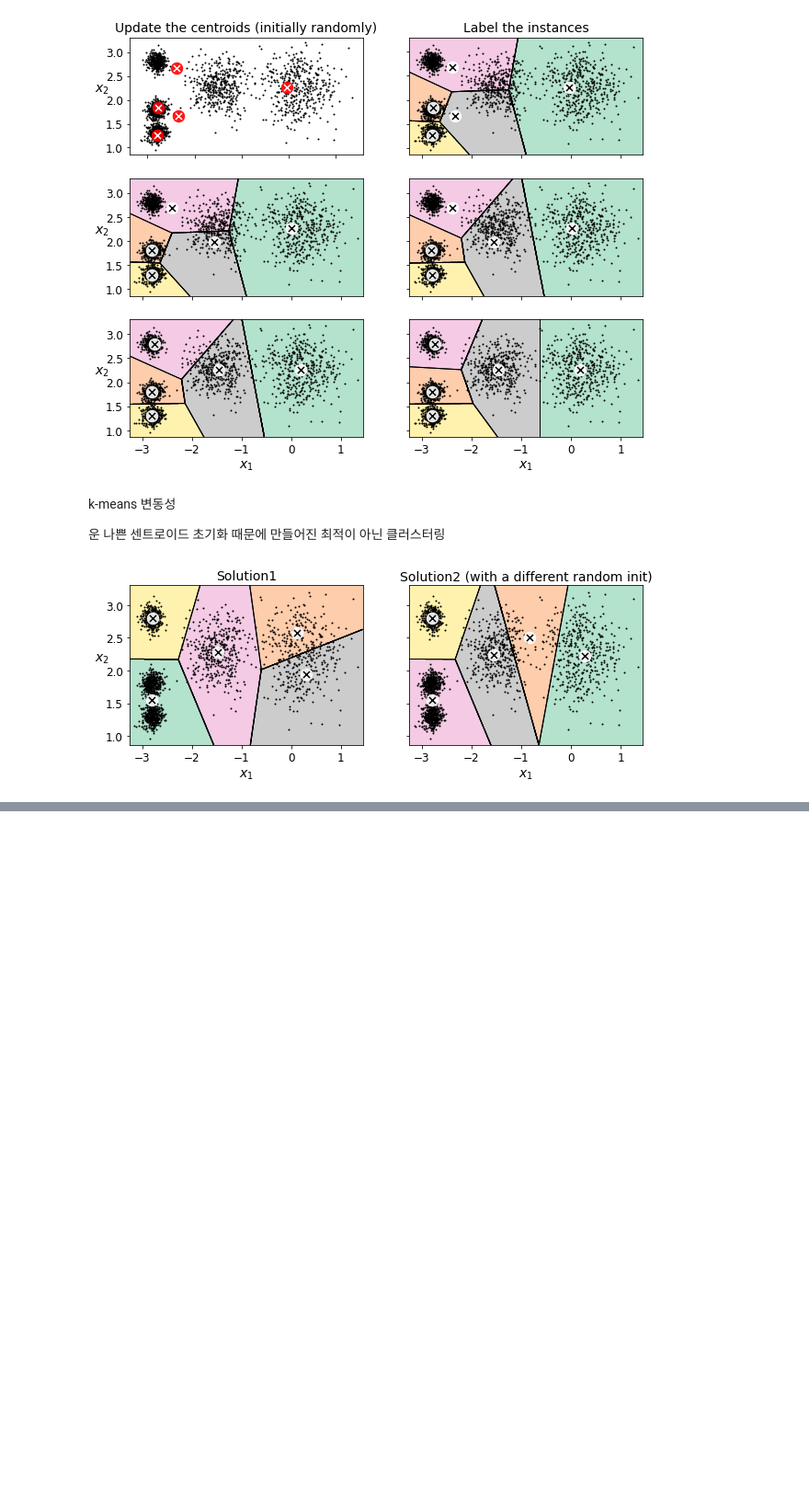
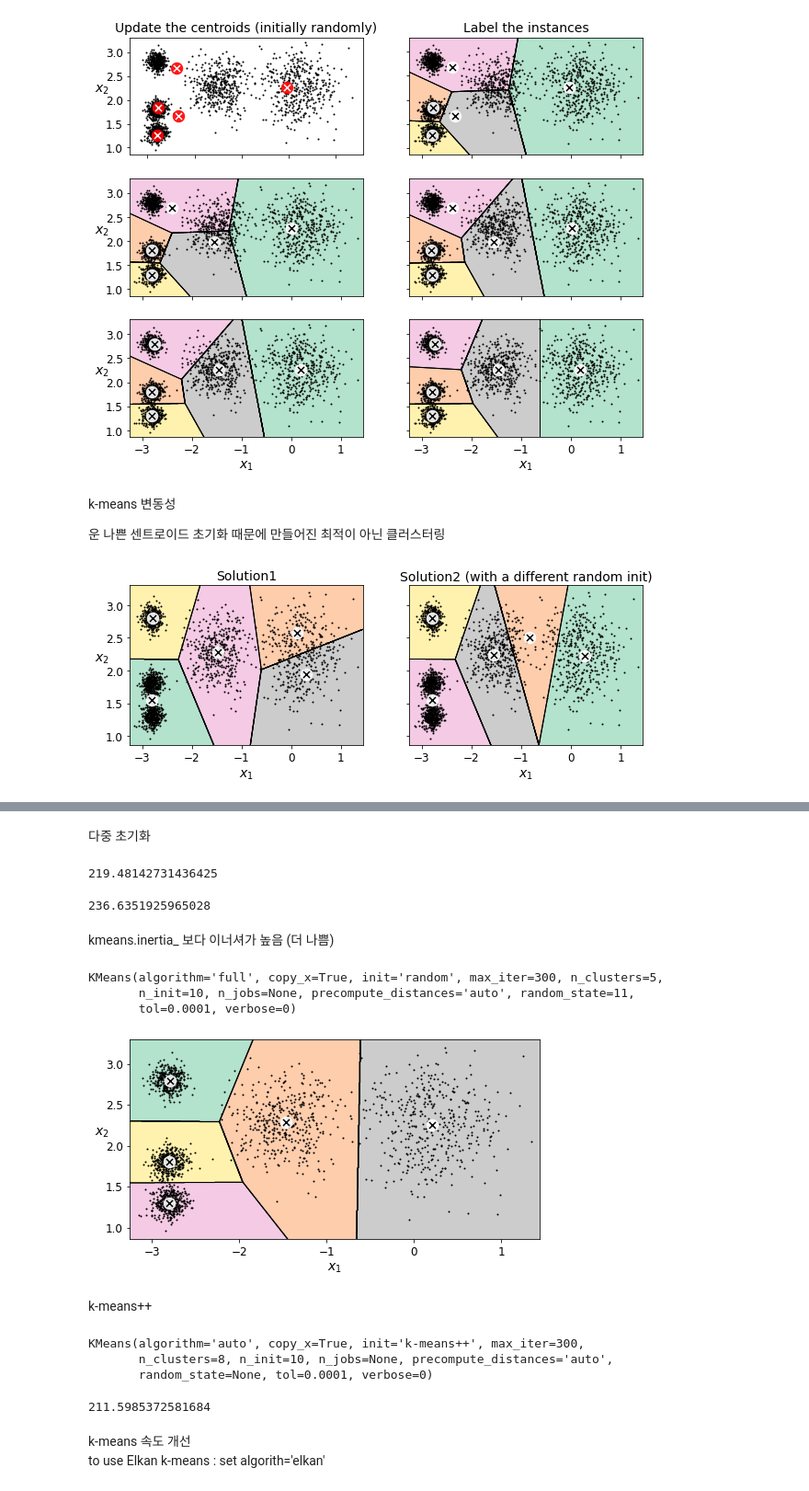
Before and after one commit to J-TKim/HandsOn_machinelearning2, a Jupyter notebook: 09_unsupervised_learning.ipynb, the cells around one changed output, grey strips where cells are left out. Shown at 92% size. Saved outputs shown, nothing was run; the diff lists cells and outputs as text; code cells hidden in the pictures; blank space fills up the shorter version.

```diff
--- a/09_unsupervised_learning.ipynb
+++ b/09_unsupervised_learning.ipynb
@@ -302,0 +330,44 @@ plt.show()
+# %% [markdown]
+다중 초기화
+# %%
+kmeans_rnd_init1.inertia_
+# %% [output]
+219.48142731436425
+# %%
+kmeans_rnd_init2.inertia_
+# %% [output]
+236.6351925965028
+# %% [markdown]
+kmeans.inertia_ 보다 이너셔가 높음 (더 나쁨)
+# %%
+kmeans_rnd_10_inits = KMeans(n_clusters=5, init='random', n_init=10,
+                             algorithm='full', random_state=11)
+kmeans_rnd_10_inits.fit(X)
+# %% [output]
+KMeans(algorithm='full', copy_x=True, init='random', max_iter=300, n_clusters=5,
+       n_init=10, n_jobs=None, precompute_distances='auto', random_state=11,
+       tol=0.0001, verbose=0)
+# %%
+plt.figure(figsize=(8, 4))
+plot_decision_boundaries(kmeans_rnd_10_inits, X)
+plt.show()
+# %% [output]
+[figure, added]
+# %% [markdown]
+k-means++
+# %%
+KMeans()
+# %% [output]
+KMeans(algorithm='auto', copy_x=True, init='k-means++', max_iter=300,
+       n_clusters=8, n_init=10, n_jobs=None, precompute_distances='auto',
+       random_state=None, tol=0.0001, verbose=0)
+# %%
+good_init = np.array([[-3, 3], [-3, 2], [-3, 1], [-1, 2], [0, 2]])
+kmeans = KMeans(n_clusters=5, init=good_init, n_init=1, random_state=42)
+kmeans.fit(X)
+kmeans.inertia_
+# %% [output]
+211.5985372581684
+# %% [markdown]
+k-means 속도 개선
+to use Elkan k-means : set algorith='elkan'
```
Also changed, not shown: parts of 73 cells of this notebook.
